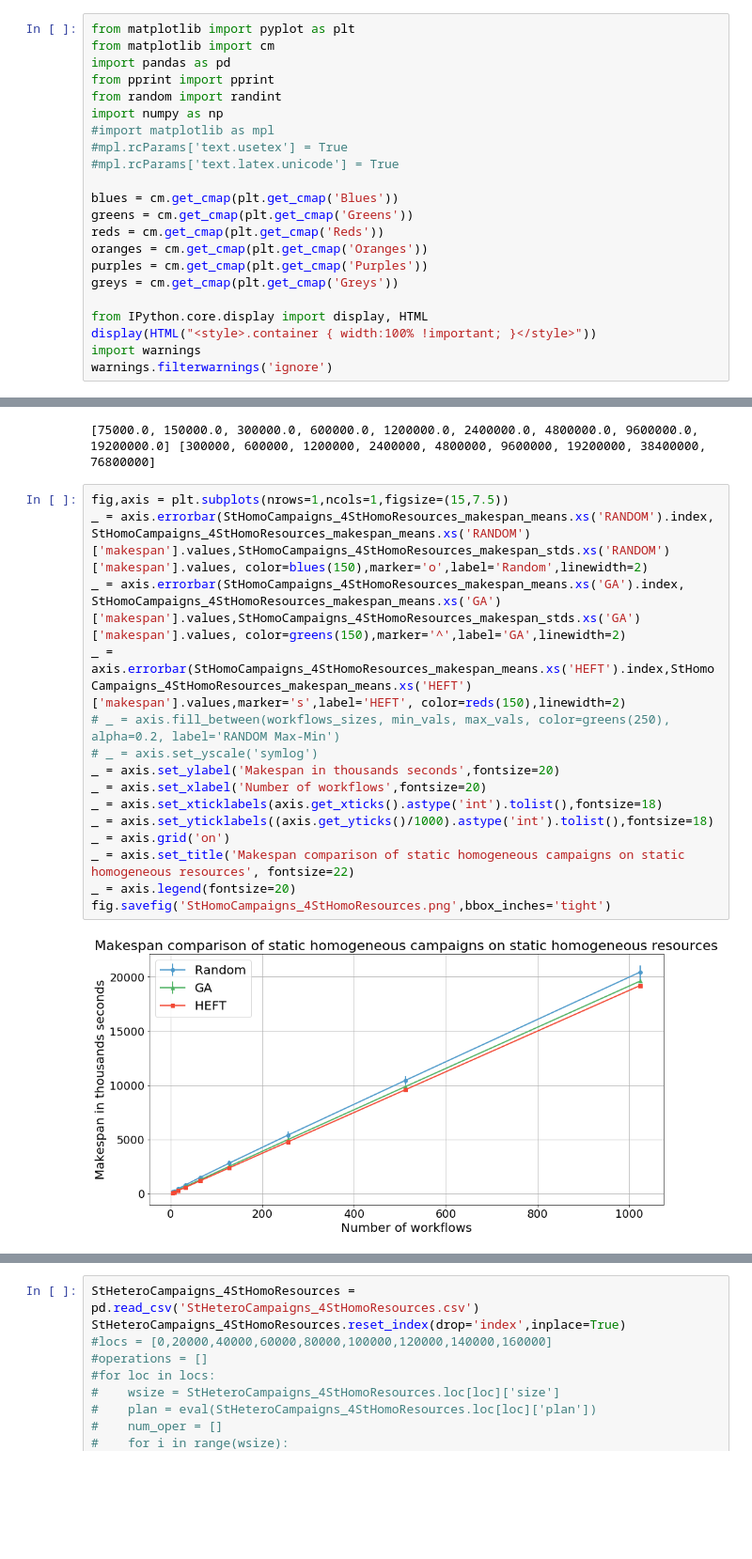
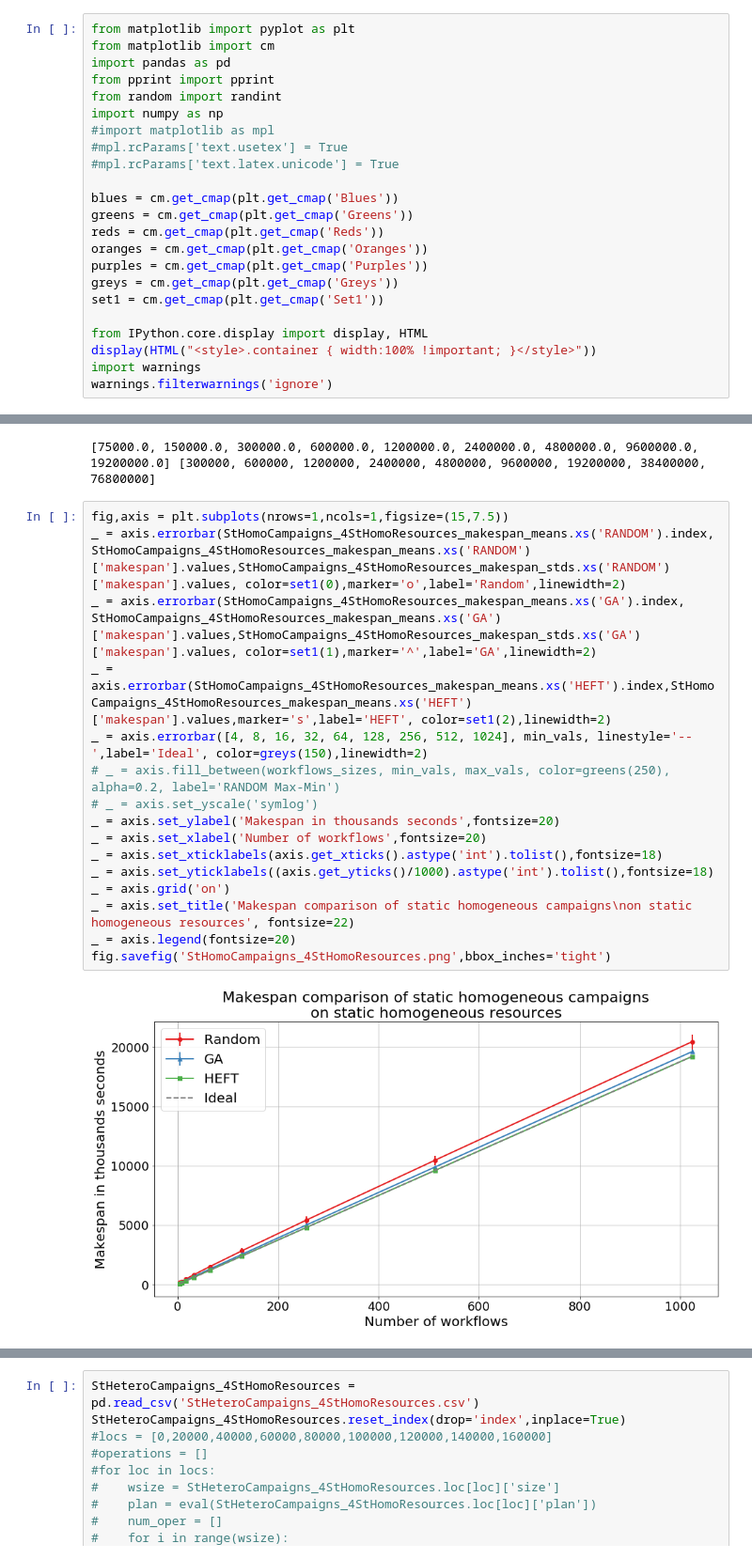
Before and after one commit to radical-project/campaign_manager, a Jupyter notebook: experiments/Experiment1.ipynb, the cells around one changed output, grey strips where cells are left out. Shown at 94% size. Drawn from its saved outputs; the diff is of its cells as text; blank space fills up the shorter version.

```diff
--- a/experiments/Experiment1.ipynb
+++ b/experiments/Experiment1.ipynb
@@ -19,6 +19,7 @@ reds = cm.get_cmap(plt.get_cmap('Reds'))
 oranges = cm.get_cmap(plt.get_cmap('Oranges'))
 purples = cm.get_cmap(plt.get_cmap('Purples'))
 greys = cm.get_cmap(plt.get_cmap('Greys'))
+set1 = cm.get_cmap(plt.get_cmap('Set1'))
 
 from IPython.core.display import display, HTML
 display(HTML("<style>.container { width:100% !important; }</style>"))
@@ -86,21 +87,22 @@ print(min_vals, max_vals)
 [75000.0, 150000.0, 300000.0, 600000.0, 1200000.0, 2400000.0, 4800000.0, 9600000.0, 19200000.0] [300000, 600000, 1200000, 2400000, 4800000, 9600000, 19200000, 38400000, 76800000]
 # %%
 fig,axis = plt.subplots(nrows=1,ncols=1,figsize=(15,7.5))
-_ = axis.errorbar(StHomoCampaigns_4StHomoResources_makespan_means.xs('RANDOM').index, StHomoCampaigns_4StHomoResources_makespan_means.xs('RANDOM')['makespan'].values,StHomoCampaigns_4StHomoResources_makespan_stds.xs('RANDOM')['makespan'].values, color=blues(150),marker='o',label='Random',linewidth=2)
-_ = axis.errorbar(StHomoCampaigns_4StHomoResources_makespan_means.xs('GA').index, StHomoCampaigns_4StHomoResources_makespan_means.xs('GA')['makespan'].values,StHomoCampaigns_4StHomoResources_makespan_stds.xs('GA')['makespan'].values, color=greens(150),marker='^',label='GA',linewidth=2)
-_ = axis.errorbar(StHomoCampaigns_4StHomoResources_makespan_means.xs('HEFT').index,StHomoCampaigns_4StHomoResources_makespan_means.xs('HEFT')['makespan'].values,marker='s',label='HEFT', color=reds(150),linewidth=2)
+_ = axis.errorbar(StHomoCampaigns_4StHomoResources_makespan_means.xs('RANDOM').index, StHomoCampaigns_4StHomoResources_makespan_means.xs('RANDOM')['makespan'].values,StHomoCampaigns_4StHomoResources_makespan_stds.xs('RANDOM')['makespan'].values, color=set1(0),marker='o',label='Random',linewidth=2)
+_ = axis.errorbar(StHomoCampaigns_4StHomoResources_makespan_means.xs('GA').index, StHomoCampaigns_4StHomoResources_makespan_means.xs('GA')['makespan'].values,StHomoCampaigns_4StHomoResources_makespan_stds.xs('GA')['makespan'].values, color=set1(1),marker='^',label='GA',linewidth=2)
+_ = axis.errorbar(StHomoCampaigns_4StHomoResources_makespan_means.xs('HEFT').index,StHomoCampaigns_4StHomoResources_makespan_means.xs('HEFT')['makespan'].values,marker='s',label='HEFT', color=set1(2),linewidth=2)
+_ = axis.errorbar([4, 8, 16, 32, 64, 128, 256, 512, 1024], min_vals, linestyle='--',label='Ideal', color=greys(150),linewidth=2)
 # _ = axis.fill_between(workflows_sizes, min_vals, max_vals, color=greens(250), alpha=0.2, label='RANDOM Max-Min')
 # _ = axis.set_yscale('symlog')
 _ = axis.set_ylabel('Makespan in thousands seconds',fontsize=20)
 _ = axis.set_xlabel('Number of workflows',fontsize=20)
 _ = axis.set_xticklabels(axis.get_xticks().astype('int').tolist(),fontsize=18)
 _ = axis.set_yticklabels((axis.get_yticks()/1000).astype('int').tolist(),fontsize=18)
 _ = axis.grid('on')
-_ = axis.set_title('Makespan comparison of static homogeneous campaigns on static homogeneous resources', fontsize=22)
+_ = axis.set_title('Makespan comparison of static homogeneous campaigns\non static homogeneous resources', fontsize=22)
 _ = axis.legend(fontsize=20)
 fig.savefig('StHomoCampaigns_4StHomoResources.png',bbox_inches='tight')
 # %% [output]
-[figure, old version]
+[figure, new version]
 # %%
 DiffStHomoCamp_4StHomoResHE = abs(StHomoCampaigns_4StHomoResources_makespan_means.xs('RANDOM')['makespan'].values - StHomoCampaigns_4StHomoResources_makespan_means.xs('HEFT')['makespan'].values)
 DiffStHomoCamp_4StHomoResGA = abs(StHomoCampaigns_4StHomoResources_makespan_means.xs('RANDOM')['makespan'].values - StHomoCampaigns_4StHomoResources_makespan_means.xs('GA')['makespan'].values)
```
Also changed, not shown: parts of 6 cells of this notebook, 3 other files.
